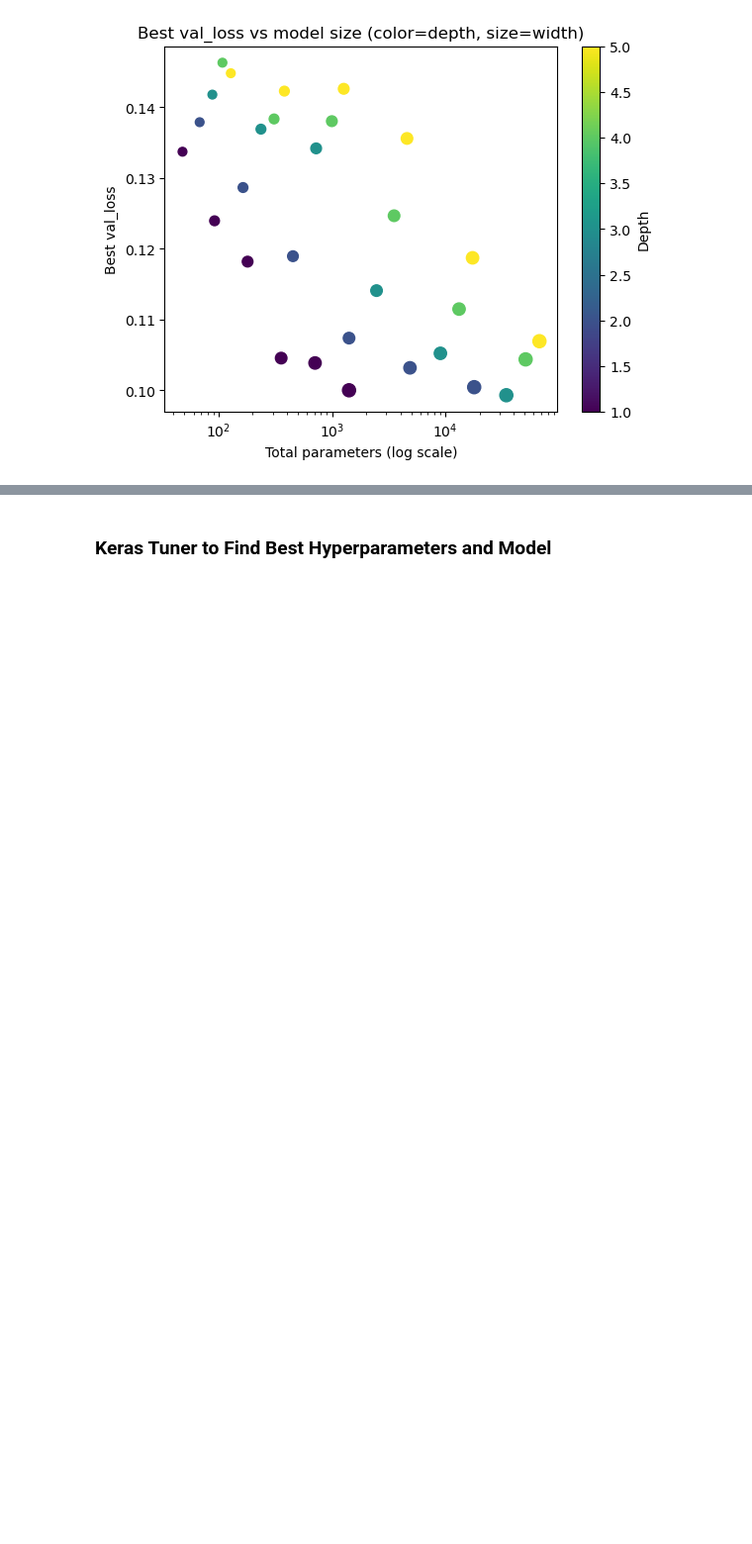
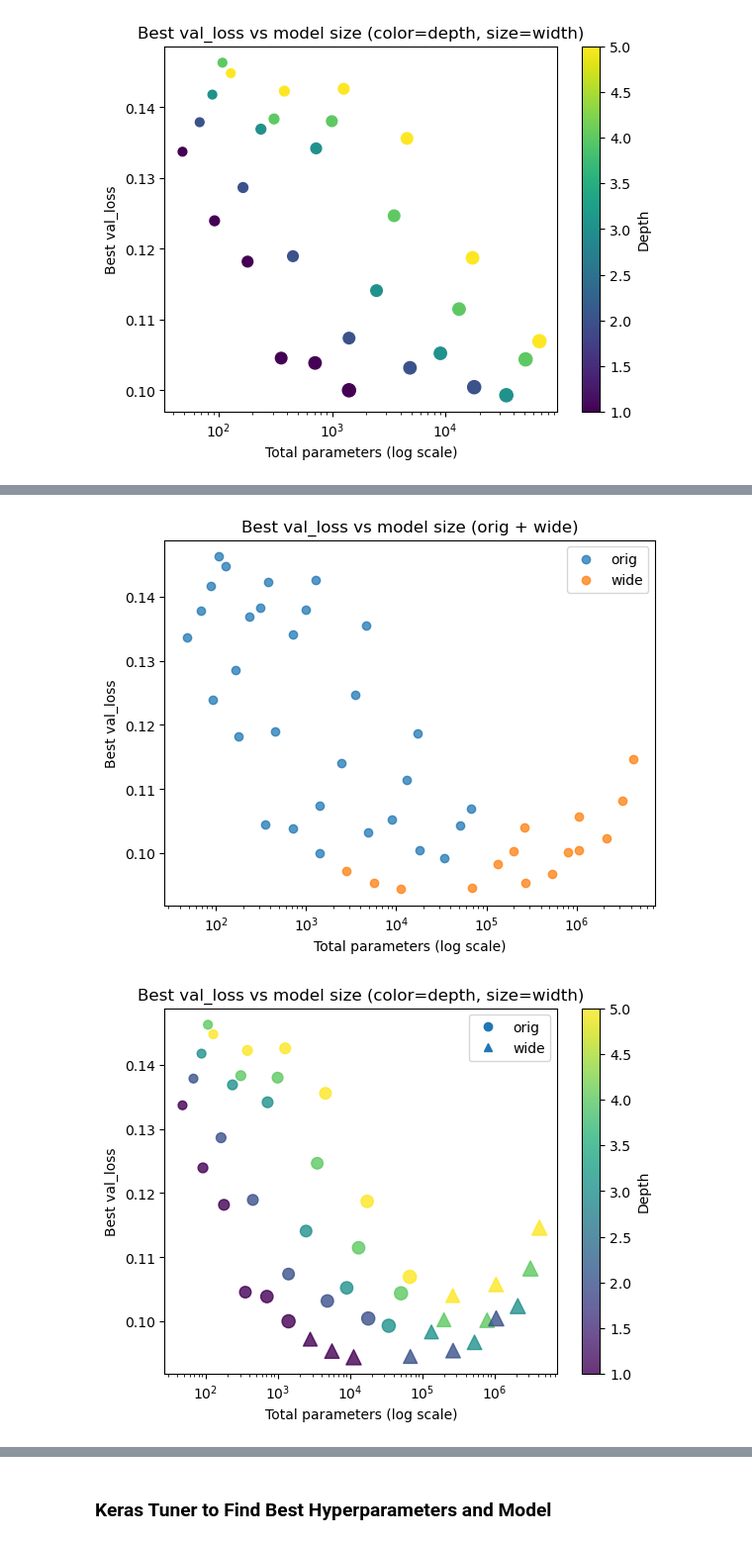
Before and after one commit to abhishekchak52/ML_qubit_design, a Jupyter notebook: model_predict_coupler_NCap_cap_matrix/ml_01_train_keras.ipynb, the cells around one changed output, grey strips where cells are left out. Shown at 99% size. Drawn from its saved outputs; the diff is of its cells as text; code cells hidden in the pictures; blank space fills up the shorter version.

Commit message:
more widths tried

```diff
--- a/model_predict_coupler_NCap_cap_matrix/ml_01_train_keras.ipynb
+++ b/model_predict_coupler_NCap_cap_matrix/ml_01_train_keras.ipynb
@@ -899,0 +940,47 @@ plt.show()
+# %%
+# combine
+df_all = pd.concat(
+    [df.assign(sweep="orig"), df_new.assign(sweep="wide")],
+    ignore_index=True
+)
+
+df_all["depth"] = df_all["neurons_per_layer"].apply(lambda s: len(eval(s)))
+df_all["width"] = df_all["neurons_per_layer"].apply(lambda s: eval(s)[0])
+# %%
+plt.figure()
+for sweep, d in df_all.groupby("sweep"):
+    plt.scatter(d["total_params"], d["best_val_loss"], label=sweep, alpha=0.75)
+
+plt.xscale("log")
+plt.xlabel("Total parameters (log scale)")
+plt.ylabel("Best val_loss")
+plt.title("Best val_loss vs model size (orig + wide)")
+plt.legend()
+plt.show()
+
+plt.figure()
+
+markers = {"orig": "o", "wide": "^"}
+for sweep, d in df_all.groupby("sweep"):
+    sc = plt.scatter(
+        d["total_params"],
+        d["best_val_loss"],
+        c=d["depth"],
+        s=20 + 10*np.log2(d["width"]),
+        marker=markers.get(sweep, "o"),
+        alpha=0.8,
+    )
+
+plt.xscale("log")
+plt.xlabel("Total parameters (log scale)")
+plt.ylabel("Best val_loss")
+plt.title("Best val_loss vs model size (color=depth, size=width)")
+plt.colorbar(sc, label="Depth")  # uses the last scatter; same colormap either way
+plt.legend(handles=[
+    plt.Line2D([0],[0], marker="o", linestyle="", label="orig"),
+    plt.Line2D([0],[0], marker="^", linestyle="", label="wide"),
+])
+plt.show()
+# %% [output]
+[figure, added]
+[figure, added]
```
Also changed, not shown: parts of 10 cells of this notebook, 5 other files.
